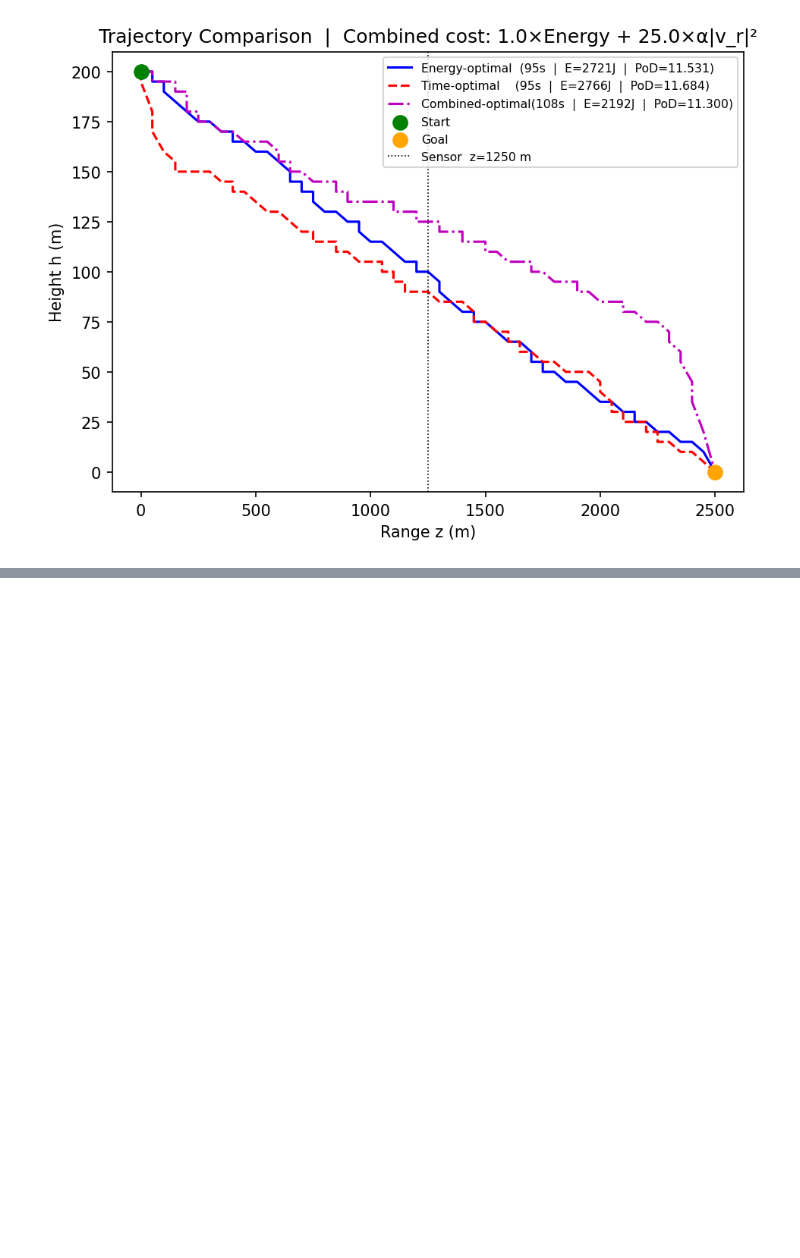
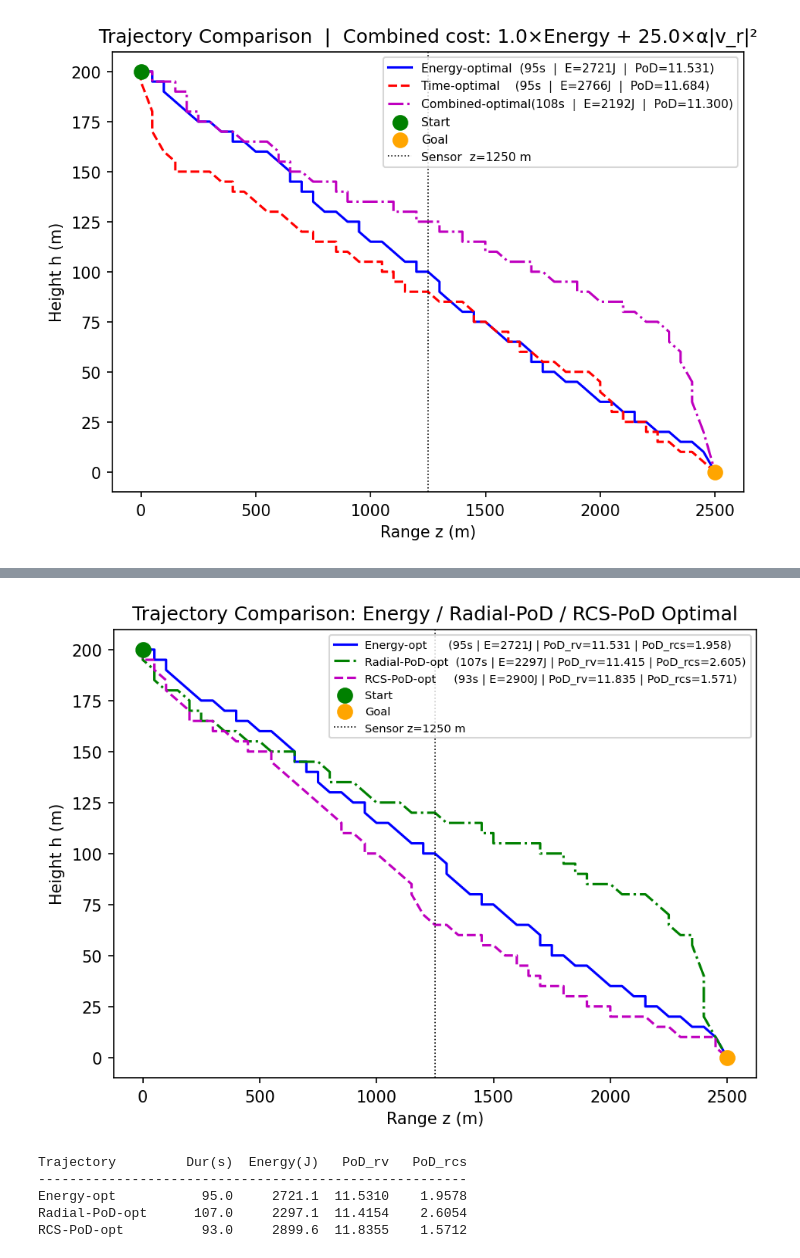
Before and after one commit to jeffersonkim97/glider_hybrid_control, a Jupyter notebook: Glider_Bellman/glider_02.ipynb, the cells around one changed output, grey strips where cells are left out. Cells and saved outputs as stored; diff of their text form; code cells hidden in the pictures; blank space fills up the shorter version.

```diff
--- a/Glider_Bellman/glider_02.ipynb
+++ b/Glider_Bellman/glider_02.ipynb
@@ -1172,0 +1263,42 @@ Combined-opt             108.0     2192.4       11.2998
+# %%
+# ── Trajectory comparison: Energy / Radial-PoD / RCS-PoD optimal ─────────────
+def total_rcs_exposure(traj):
+    return sum(ALPHA_RCS * rcs_value(z, h, g) * DT for z, h, v, g in traj)
+
+rows_s3 = [
+    ('Energy-opt',
+     fwd_cont, total_energy(fwd_cont), total_pod(fwd_cont), total_rcs_exposure(fwd_cont)),
+    ('Radial-PoD-opt',
+     fwd_pod,  total_energy(fwd_pod),  total_pod(fwd_pod),  total_rcs_exposure(fwd_pod)),
+    ('RCS-PoD-opt',
+     fwd_rcs,  total_energy(fwd_rcs),  total_pod(fwd_rcs),  total_rcs_exposure(fwd_rcs)),
+]
+
+fig, ax = plt.subplots(dpi=150)
+styles = ['b-', 'g-.', 'm--']
+for (name, traj, e, pv, pr), style in zip(rows_s3, styles):
+    lbl = f'{name:<16}({len(traj)*DT:.0f}s | E={e:.0f}J | PoD_rv={pv:.3f} | PoD_rcs={pr:.3f})'
+    ax.plot([s[0] for s in traj], [s[1] for s in traj], style, linewidth=1.5, label=lbl)
+
+ax.scatter([Z_SW],   [H_SW],   c='green',  s=80, zorder=5, label='Start')
+ax.scatter([Z_GOAL], [H_GOAL], c='orange', s=80, zorder=5, label='Goal')
+ax.axvline(Z_SENSOR, color='k', linestyle=':', linewidth=0.8,
+           label=f'Sensor z={Z_SENSOR:.0f} m')
+ax.set_xlabel('Range z (m)')
+ax.set_ylabel('Height h (m)')
+ax.set_title('Trajectory Comparison: Energy / Radial-PoD / RCS-PoD Optimal')
+ax.legend(fontsize=7)
+plt.tight_layout()
+plt.show()
+
+print(f"{'Trajectory':<18} {'Dur(s)':>6} {'Energy(J)':>10} {'PoD_rv':>8} {'PoD_rcs':>9}")
+print('-' * 55)
+for name, traj, e, pv, pr in rows_s3:
+    print(f'{name:<18} {len(traj)*DT:>6.1f} {e:>10.1f} {pv:>8.4f} {pr:>9.4f}')
+# %% [output]
+[figure, added]
+Trajectory         Dur(s)  Energy(J)   PoD_rv   PoD_rcs
+-------------------------------------------------------
+Energy-opt           95.0     2721.1  11.5310    1.9578
+Radial-PoD-opt      107.0     2297.1  11.4154    2.6054
+RCS-PoD-opt          93.0     2899.6  11.8355    1.5712
```
Also changed, not shown: parts of 9 cells of this notebook, 2 other files.
